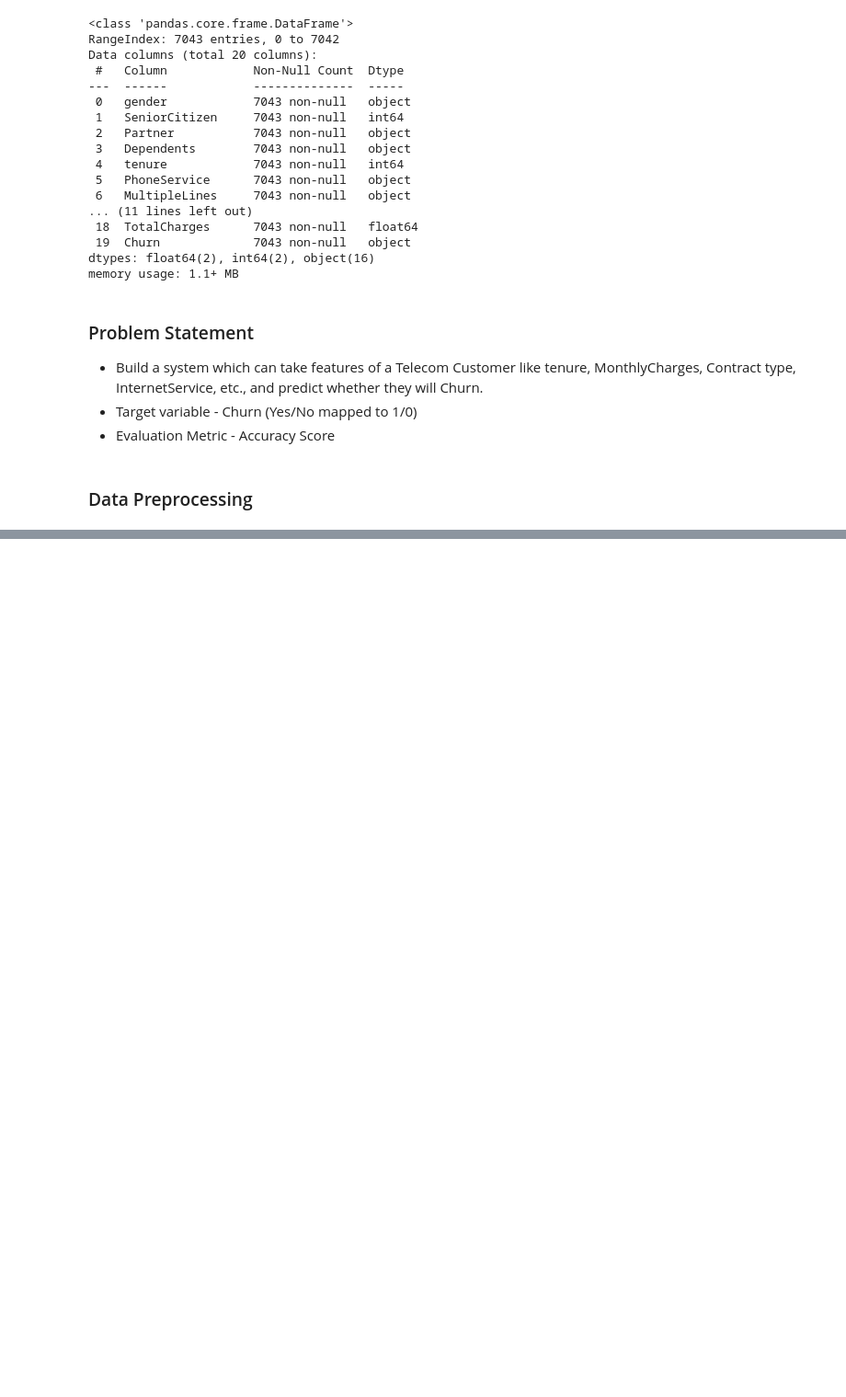
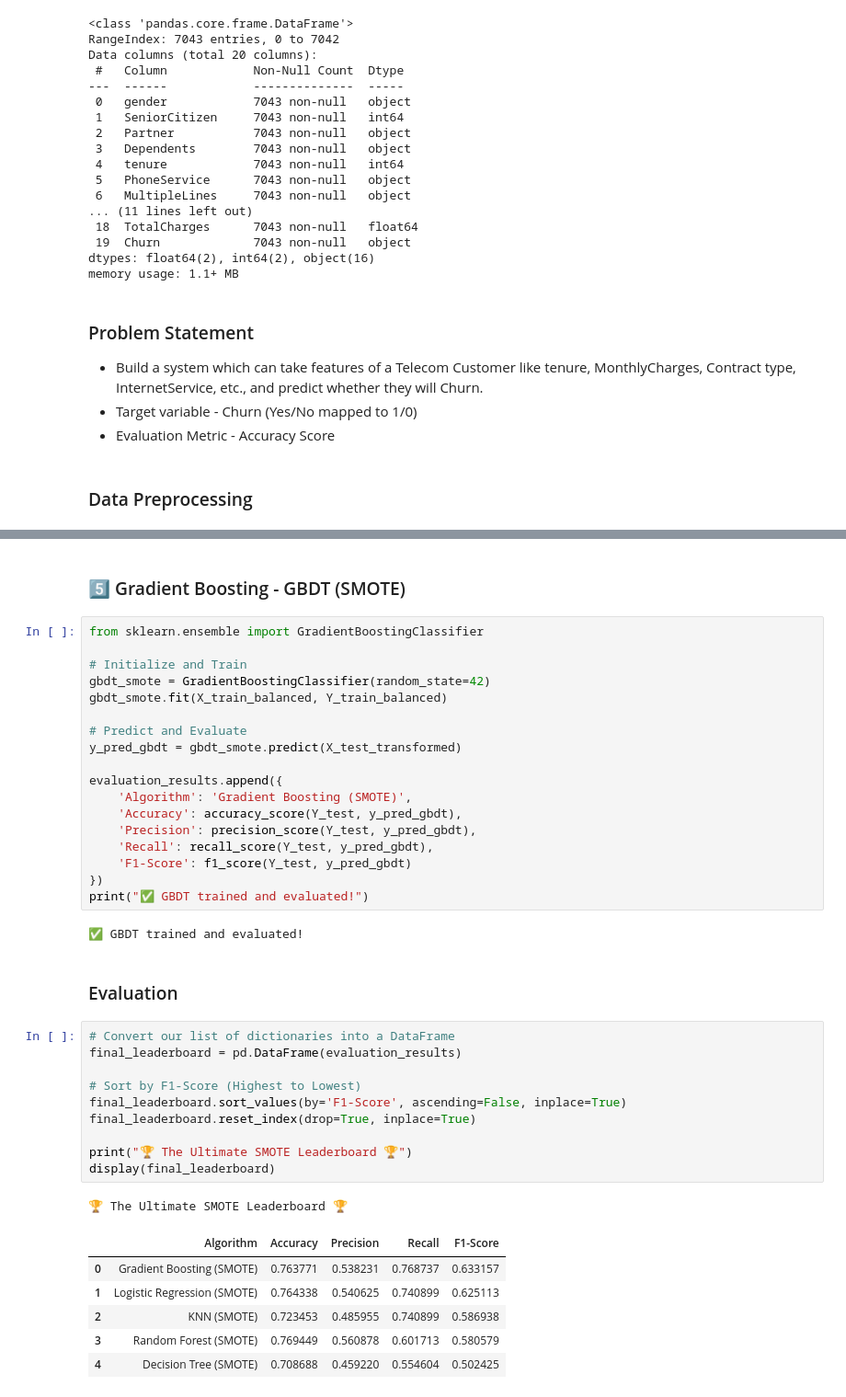
Before and after one commit to Rohit-Girhe/Customer-Churn, a Jupyter notebook: NoteBooks/preprocessing_and_model_building.ipynb, the cells around one changed output, grey strips where cells are left out. Shown at 92% size. Drawn from its saved outputs; the diff is of its cells as text; blank space fills up the shorter version.

```diff
--- a/NoteBooks/preprocessing_and_model_building.ipynb
+++ b/NoteBooks/preprocessing_and_model_building.ipynb
@@ -411,0 +263,42 @@ D:\Customer-Churn\Models
+# %% [markdown]
+### 5️⃣ Gradient Boosting - GBDT (SMOTE)
+# %%
+from sklearn.ensemble import GradientBoostingClassifier
+
+# Initialize and Train
+gbdt_smote = GradientBoostingClassifier(random_state=42)
+gbdt_smote.fit(X_train_balanced, Y_train_balanced)
+
+# Predict and Evaluate
+y_pred_gbdt = gbdt_smote.predict(X_test_transformed)
+
+evaluation_results.append({
+    'Algorithm': 'Gradient Boosting (SMOTE)',
+    'Accuracy': accuracy_score(Y_test, y_pred_gbdt),
+    'Precision': precision_score(Y_test, y_pred_gbdt),
+    'Recall': recall_score(Y_test, y_pred_gbdt),
+    'F1-Score': f1_score(Y_test, y_pred_gbdt)
+})
+print("✅ GBDT trained and evaluated!")
+# %% [output]
+✅ GBDT trained and evaluated!
+# %% [markdown]
+### Evaluation
+# %%
+# Convert our list of dictionaries into a DataFrame
+final_leaderboard = pd.DataFrame(evaluation_results)
+
+# Sort by F1-Score (Highest to Lowest)
+final_leaderboard.sort_values(by='F1-Score', ascending=False, inplace=True)
+final_leaderboard.reset_index(drop=True, inplace=True)
+
+print("🏆 The Ultimate SMOTE Leaderboard 🏆")
+display(final_leaderboard)
+# %% [output]
+🏆 The Ultimate SMOTE Leaderboard 🏆
+|  | Algorithm | Accuracy | Precision | Recall | F1-Score |
+| 0 | Gradient Boosting (SMOTE) | 0.763771 | 0.538231 | 0.768737 | 0.633157 |
+| 1 | Logistic Regression (SMOTE) | 0.764338 | 0.540625 | 0.740899 | 0.625113 |
+| 2 | KNN (SMOTE) | 0.723453 | 0.485955 | 0.740899 | 0.586938 |
+| 3 | Random Forest (SMOTE) | 0.769449 | 0.560878 | 0.601713 | 0.580579 |
+| 4 | Decision Tree (SMOTE) | 0.708688 | 0.459220 | 0.554604 | 0.502425 |
```
Also changed, not shown: parts of 47 cells of this notebook, 3 other files.
